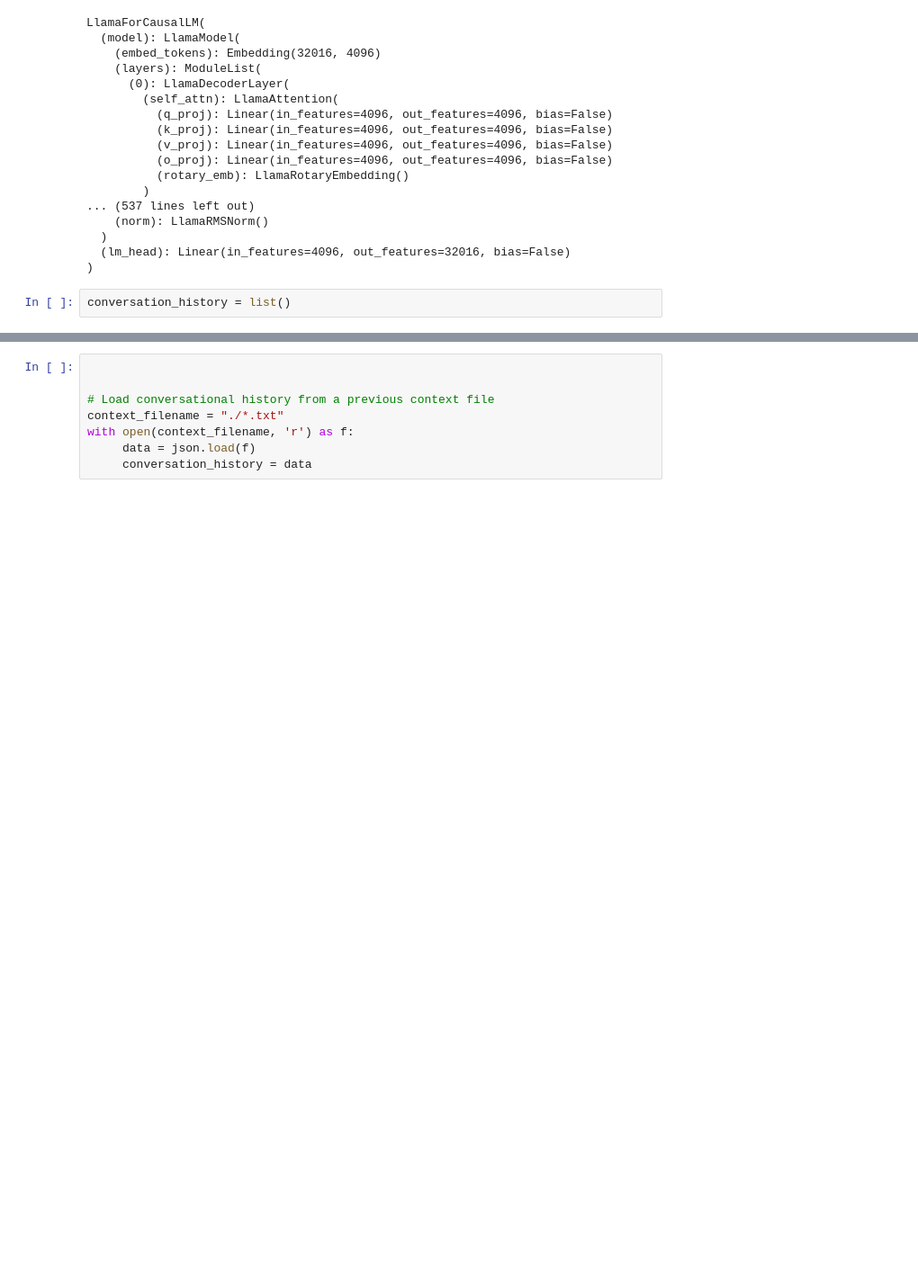
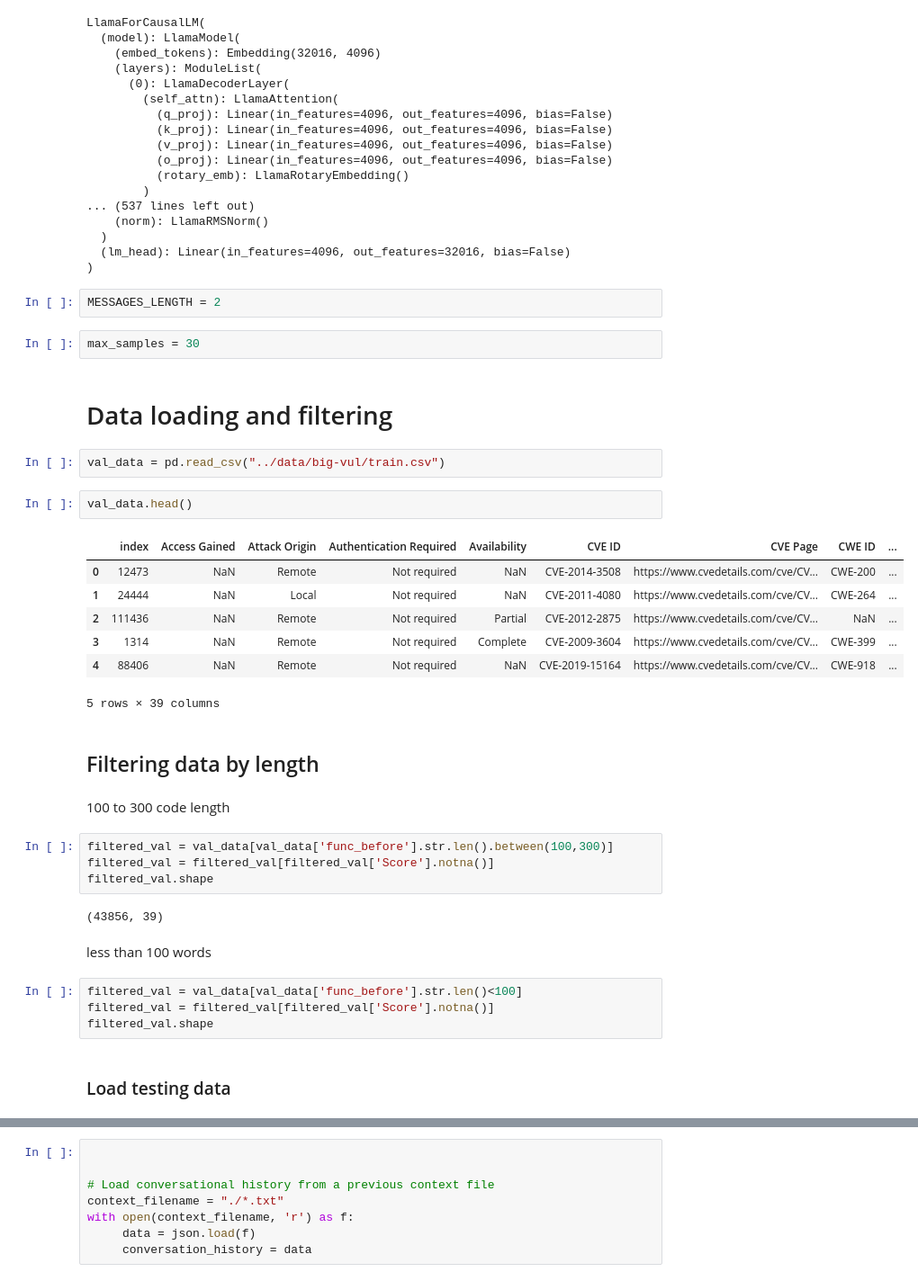
Before and after one commit to WM-SEMERU/in-context-vul-severity, a Jupyter notebook: notebooks/llama2-13b-model.ipynb, the cells around one changed output, grey strips where cells are left out. Shown at 90% size. Drawn from its saved outputs; the diff is of its cells as text; blank space fills up the shorter version.

```diff
--- a/notebooks/llama2-13b-model.ipynb
+++ b/notebooks/llama2-13b-model.ipynb
@@ -81,5 +86,39 @@ LlamaForCausalLM(
   )
   (lm_head): Linear(in_features=4096, out_features=32016, bias=False)
 )
-# %%
-conversation_history = list()
+# %%
+MESSAGES_LENGTH = 2
+# %%
+max_samples = 30
+# %% [markdown]
+# Data loading and filtering
+# %%
+val_data = pd.read_csv("../data/big-vul/train.csv")
+# %%
+val_data.head()
+# %% [output]
+|  | index | Access Gained | Attack Origin | Authentication Required | Availability | CVE ID | CVE Page | CWE ID | ... |
+| 0 | 12473 | NaN | Remote | Not required | NaN | CVE-2014-3508 | https://www.cvedetails.com/cve/CV... | CWE-200 | ... |
+| 1 | 24444 | NaN | Local | Not required | NaN | CVE-2011-4080 | https://www.cvedetails.com/cve/CV... | CWE-264 | ... |
+| 2 | 111436 | NaN | Remote | Not required | Partial | CVE-2012-2875 | https://www.cvedetails.com/cve/CV... | NaN | ... |
+| 3 | 1314 | NaN | Remote | Not required | Complete | CVE-2009-3604 | https://www.cvedetails.com/cve/CV... | CWE-399 | ... |
+| 4 | 88406 | NaN | Remote | Not required | NaN | CVE-2019-15164 | https://www.cvedetails.com/cve/CV... | CWE-918 | ... |
+5 rows × 39 columns
+# %% [markdown]
+## Filtering data by length
+# %% [markdown]
+100 to 300 code length
+# %%
+filtered_val = val_data[val_data['func_before'].str.len().between(100,300)]
+filtered_val = filtered_val[filtered_val['Score'].notna()]
+filtered_val.shape
+# %% [output]
+(43856, 39)
+# %% [markdown]
+less than 100 words
+# %%
+filtered_val = val_data[val_data['func_before'].str.len()<100]
+filtered_val = filtered_val[filtered_val['Score'].notna()]
+filtered_val.shape
+# %% [markdown]
+### Load testing data
```
Also changed, not shown: parts of 24 cells of this notebook, 9 other files.
